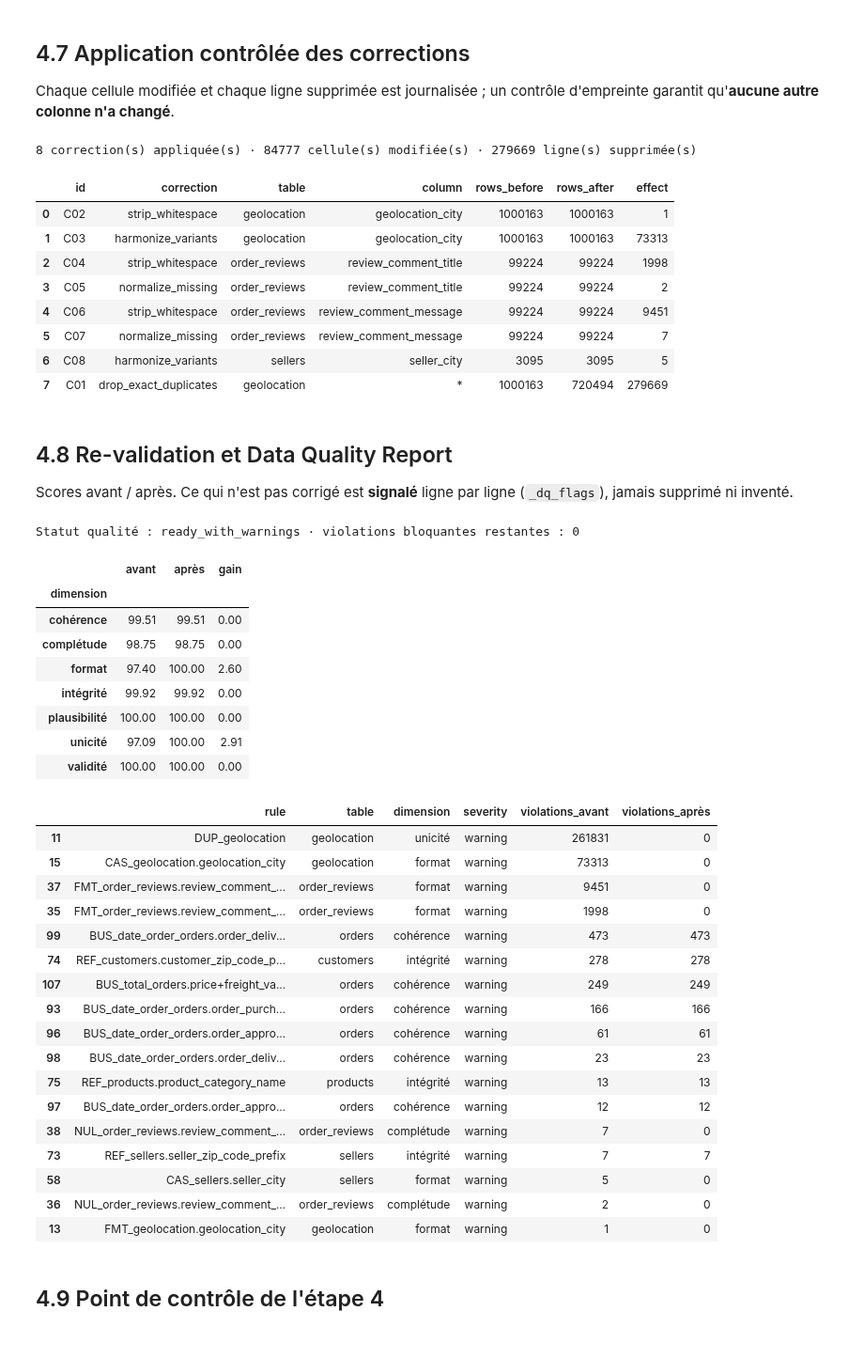
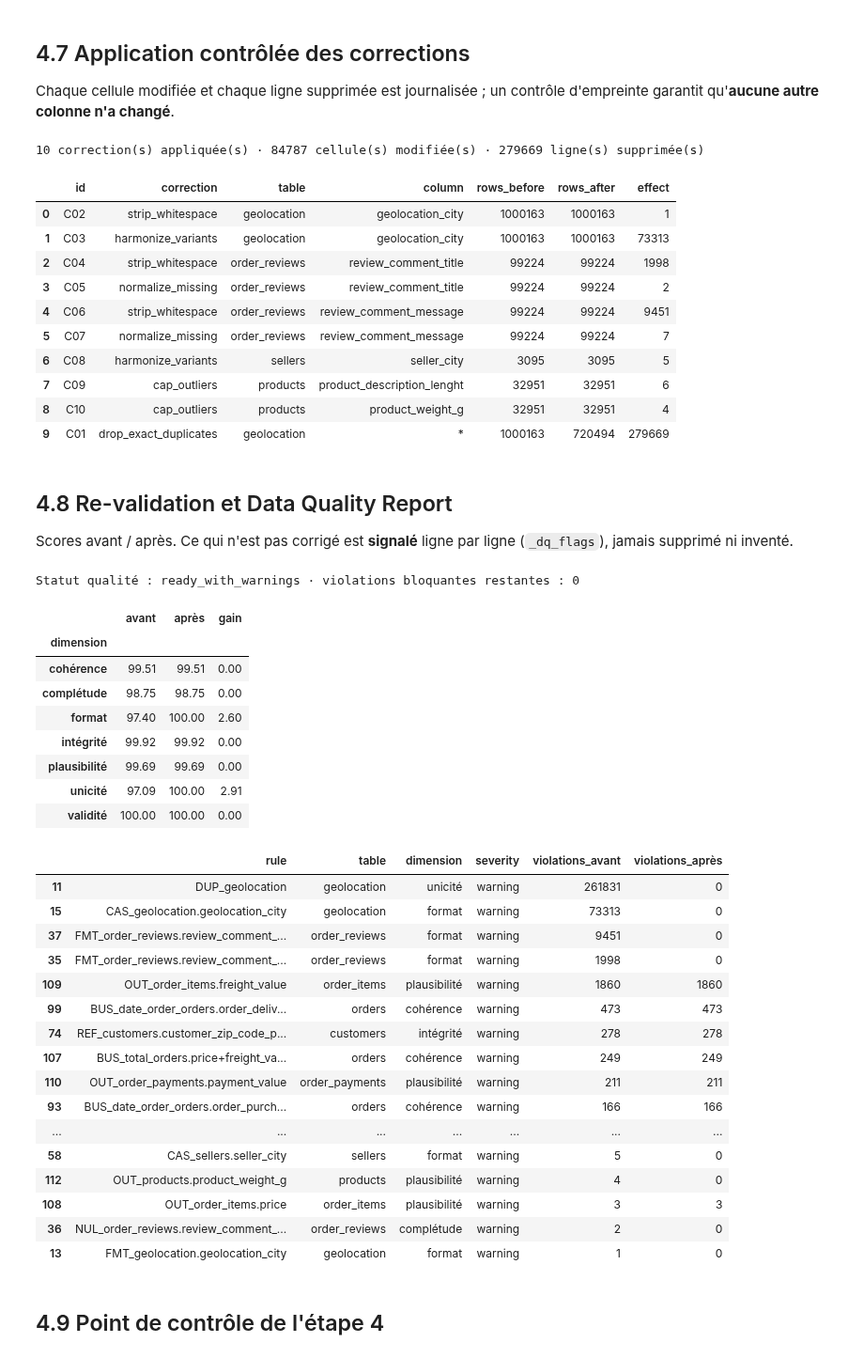
Before and after one commit to molkajerbi/BIFlow-Nexora-team, a Jupyter notebook: notebooks/data-preparation-agent.ipynb, the cells around one changed output. Shown at 94% size. Saved outputs shown, nothing was run; the diff lists cells and outputs as text; code cells hidden in the pictures.

```diff
--- a/notebooks/data-preparation-agent.ipynb
+++ b/notebooks/data-preparation-agent.ipynb
@@ -1672,12 +1579,9 @@ def understand_domain(retries: int = 1) -> tuple[str | None, dict, list, list]:
     return None, {}, [], []
 
 
-if OVERRIDES.get("domain"):                         # le domaine donné par un humain est prioritaire
-    domain_source, descriptions, accepted, rejected = "humain", {}, [], []
-else:
-    found, descriptions, accepted, rejected = understand_domain()
-    domain_source = "LLM" if found else "par défaut"
-    DOMAIN = found or DOMAIN
+found, descriptions, accepted, rejected = understand_domain(retries=2)
+domain_source = "LLM" if found else "par défaut"
+DOMAIN = found or DOMAIN
 for c in accepted:                                  # corrections validées : appliquées et tracées
     if c["action"] == "drop_relationship":
         RELATIONSHIPS = [r for r in RELATIONSHIPS if f"{r['child']}.{r['fk']}" != c["target"]]
@@ -2318,7 +2486,7 @@ def build_rules() -> list[Rule]:
                               + (f" et même {', '.join(context)}" if context else "") + ", identifiant différent",
                               lambda S, t=t, i=identifying, c=context: near_duplicate_mask(S[t], i, c)))
     # --- Règles métier APPRISES des données (dans une table, puis entre tables) ---
-    return rules + learned_business_rules() + learned_cross_table_rules()
+    return rules + learned_business_rules() + learned_cross_table_rules() + missing_and_outlier_rules()
 
 
 def normalized(s: pd.Series) -> pd.Series:
@@ -2518,13 +2685,17 @@ _, current = run_rules(SILVER, RULES)
 assert not any("_dq_flags" in df for df in SILVER.values()) and current["violations"].tolist() == RULES_BEFORE["violations"].tolist(), \
     "SILVER a déjà été modifié par une exécution précédente : relancez l'étape 4 depuis la cellule 4.1."
 
-# Catalogue FERMÉ de corrections génériques, toutes sans perte d'information
+# Catalogue FERMÉ de corrections génériques : la valeur d'origine est toujours conservée dans le journal
 CORRECTIONS = {
     "strip_whitespace":     ("FMT_", "retire les espaces en début et fin de valeur"),
     "normalize_missing":    ("NUL_", "remplace une valeur vide déguisée (NA, null, -…) par une vraie valeur manquante"),
     "harmonize_variants":   ("CAS_", "unifie les variantes d'écriture d'une même catégorie (casse, accents, espaces) ; "
                                      "les lignes devenues identiques sont ensuite supprimées par le dédoublonnage"),
     "drop_exact_duplicates": ("DUP_", "supprime les lignes copiées à l'identique"),
+    "replace_impossible":   ("BUS_non_negative_", "remplace une valeur négative impossible par la médiane des lignes semblables"),
+    "cap_outliers":         ("OUT_", "ramène une valeur extrême à la limite haute ou basse de sa colonne (valeur d'origine journalisée)"),
+    "impute_missing":       ("MIS_", "remplit une valeur manquante : médiane des lignes semblables (mesure), catégorie "
+                                     "déduite des autres colonnes, ou « Non renseigné » (valeur estimée marquée)"),
 }
 
 
@@ -2535,6 +2706,10 @@ def transform(correction: str, df: pd.DataFrame, table: str, column: str) -> tup
     if correction == "drop_exact_duplicates":
         removed = df.duplicated(subset=list(DATA_CONTRACT[table]["columns"]), keep="first")
         return df.loc[~removed], none, removed
+    if correction in ESTIMATING:                        # valeurs manquantes, impossibles, extrêmes (4.1 bis)
+        new, changed = treat_values(correction, df, table, column)
+        df[column] = new
+        return df, changed, none
     old = df[column]
     if correction == "strip_whitespace":
         new = old.str.strip().replace("", pd.NA)
@@ -2567,13 +2742,13 @@ def build_candidates() -> list[dict]:
     """Corrections possibles, déduites des règles en violation (le code ne propose que ce que le catalogue sait faire)."""
     cands = []
     for r in RULES_BEFORE.query("violations > 0").itertuples():
-        prefix = r.rule[:4]
-        correction = next((k for k, (p, _) in CORRECTIONS.items() if p == prefix), None)
-        if prefix == "UNQ_" and exact_duplicates_explain(r.table):
+        correction = next((k for k, (p, _) in CORRECTIONS.items() if r.rule.startswith(p)), None)
+        if r.rule.startswith("UNQ_") and exact_duplicates_explain(r.table):
             correction = "drop_exact_duplicates"          # grain cassé uniquement par des copies exactes
         if correction is None:
             continue
-        table, column = (r.table, "*") if correction == "drop_exact_duplicates" else r.rule[4:].split(".", 1)
+        table, column = (r.table, "*") if correction == "drop_exact_duplicates" \
+            else r.rule[len(CORRECTIONS[correction][0]):].split(".", 1)
         adv = profiler_advice(table, column)
         cands.append({"id": f"K{len(cands) + 1}", "correction": correction, "table": table, "column": column,
                       "rule": r.rule, "violations": r.violations, "profiler_findings": adv[0],
@@ -2582,9 +2757,10 @@ def build_candidates() -> list[dict]:
 
 
 def rules_touching(table: str) -> list[Rule]:
-    """Règles dont le résultat peut changer si cette table change (règles de la table + intégrité vers elle)."""
+    """Règles dont le résultat peut changer si cette table change : règles de la table, intégrité vers elle,
+    et totaux entre tables (modifier un montant peut casser « montant de la vente = somme des paiements »)."""
     parents = {f"REF_{r['child']}.{r['fk']}" for r in RELATIONSHIPS if r["parent"] == table}
-    return [r for r in RULES if r.table == table or r.id in parents]
+    return [r for r in RULES if r.table == table or r.id in parents or r.id.startswith("BUS_total_")]
 
 
 def simulate_correction(c: dict) -> dict:
@@ -2605,9 +2781,16 @@ def simulate_correction(c: dict) -> dict:
     # Unifier des valeurs peut rendre des lignes identiques : ces copies exactes seront supprimées (sans perte)
     # par le dédoublonnage, appliqué APRÈS les corrections de valeurs. Ce n'est donc pas un effet négatif.
     revealed = delta["rule"].eq(f"DUP_{t}") & (delta["violations_après"] > delta["violations_avant"])
+    if c["correction"] == "impute_missing":            # une catégorie estimée peut RÉVÉLER une valeur extrême,
+        revealed |= delta["rule"].str.startswith(f"OUT_{t}.") & (delta["violations_après"] > delta["violations_avant"])
+        # elle sera plafonnée ensuite (les extrêmes sont traités après les manques)
+    elif c["correction"] in {"strip_whitespace", "normalize_missing"}:   # un texte fait d'espaces devient un vrai vide :
+        revealed |= delta["rule"].eq(f"MIS_{t}.{col}") & (delta["violations_après"] > delta["violations_avant"])
+        # ce n'est pas un problème créé : il sera rempli ensuite (les manques sont traités après les formats)
     dup_revealed = int((delta.loc[revealed, "violations_après"] - delta.loc[revealed, "violations_avant"]).sum())
     worse = delta[~revealed]
     return {"cells_changed": int(changed.sum()), "rows_removed": int(removed.sum()), "rows_added": 0,
+            "estimated_values": c["correction"] in ESTIMATING,
             "duplicates_revealed": dup_revealed,
             "rows_removed_pct": round(100 * float(removed.mean()), 2) if len(removed) else 0.0,
             "impact": CORRECTIONS[c["correction"]][1], "information_loss": False, "examples": examples,
@@ -2950,9 +3030,13 @@ def apply_correction(cid: str, correction: str, table: str, column: str) -> dict
     return result
 
 
+APPLY_ORDER = {"replace_impossible": 1, "impute_missing": 2, "cap_outliers": 3, "drop_exact_duplicates": 4}
+
+
 def plan_in_order():
-    """Corrections de valeurs d'abord, dédoublonnage en dernier (il retire aussi les copies révélées par l'harmonisation)."""
-    return sorted(CLEANING_PLAN.itertuples(), key=lambda p: (p.correction == "drop_exact_duplicates", p.id))
+    """Formats d'abord, puis valeurs impossibles, valeurs manquantes, valeurs extrêmes (calculées sur des données
+    complètes), et dédoublonnage en dernier (il retire aussi les copies révélées par les corrections précédentes)."""
+    return sorted(CLEANING_PLAN.itertuples(), key=lambda p: (APPLY_ORDER.get(p.correction, 0), p.id))
 
 
 EXECUTION = pd.DataFrame([apply_correction(p.id, p.correction, p.table, p.colonne)
@@ -2964,7 +3048,7 @@ print(f"{len(EXECUTION)} correction(s) appliquée(s) · {len(CHANGES)} cellule(s
       f"{len(ROW_CHANGES)} ligne(s) supprimée(s)")
 EXECUTION
 # %% [output]
-8 correction(s) appliquée(s) · 84777 cellule(s) modifiée(s) · 279669 ligne(s) supprimée(s)
+10 correction(s) appliquée(s) · 84787 cellule(s) modifiée(s) · 279669 ligne(s) supprimée(s)
 |  | id | correction | table | column | rows_before | rows_after | effect |
 | 0 | C02 | strip_whitespace | geolocation | geolocation_city | 1000163 | 1000163 | 1 |
 | 1 | C03 | harmonize_variants | geolocation | geolocation_city | 1000163 | 1000163 | 73313 |
@@ -2973,7 +3057,9 @@ EXECUTION
 | 4 | C06 | strip_whitespace | order_reviews | review_comment_message | 99224 | 99224 | 9451 |
 | 5 | C07 | normalize_missing | order_reviews | review_comment_message | 99224 | 99224 | 7 |
 | 6 | C08 | harmonize_variants | sellers | seller_city | 3095 | 3095 | 5 |
-| 7 | C01 | drop_exact_duplicates | geolocation | * | 1000163 | 720494 | 279669 |
+| 7 | C09 | cap_outliers | products | product_description_lenght | 32951 | 32951 | 6 |
+| 8 | C10 | cap_outliers | products | product_weight_g | 32951 | 32951 | 4 |
+| 9 | C01 | drop_exact_duplicates | geolocation | * | 1000163 | 720494 | 279669 |
 # %% [markdown]
 ## 4.8 Re-validation et Data Quality Report
 Scores avant / après. Ce qui n'est pas corrigé est **signalé** ligne par ligne (`_dq_flags`), jamais supprimé ni inventé.
@@ -2986,6 +3072,7 @@ flags = ISSUES_AFTER.groupby(["table", "_source_row_id"])["rule"].agg(lambda r:
 for t in SILVER:
     table_flags = flags.xs(t, level="table") if t in flags.index.get_level_values("table") else pd.Series(dtype="string")
     SILVER[t]["_dq_flags"] = SILVER[t]["_source_row_id"].map(table_flags).astype("string")
+mark_estimated_values()                                  # lignes dont une valeur a été estimée (4.1 bis)
 
 comparison = pd.DataFrame({"avant": SCORES_BEFORE, "après": SCORES_AFTER})
 comparison["gain"] = (comparison["après"] - comparison["avant"]).round(2)
@@ -2998,45 +3085,44 @@ STATUS = "blocked" if blocking_left else ("ready_with_warnings" if RULES_AFTER["
 
 dq_dir = RUN_DIR / "quality"
 dq_dir.mkdir(exist_ok=True)
 for name, frame in {"type_report": TYPE_REPORT, "type_failures": TYPE_FAILURES, "rules_before": RULES_BEFORE,
                     "rules_after": RULES_AFTER, "issues_after": ISSUES_AFTER, "cleaning_plan": CLEANING_PLAN,
                     "other_treatments": OTHER_TREATMENTS, "cell_changes": CHANGES, "row_changes": ROW_CHANGES,
                     "dq_scores": comparison}.items():
     frame.to_csv(dq_dir / f"{name}.csv", index=name == "dq_scores")
 
 AUDIT.log("quality_agent", "quality_completed",
           {"status": STATUS, "blocking_left": blocking_left, "scores_before": SCORES_BEFORE.to_dict(),
            "scores_after": SCORES_AFTER.to_dict(), "cells_changed": len(CHANGES), "rows_changed": len(ROW_CHANGES)})
 print(f"Statut qualité : {STATUS} · violations bloquantes restantes : {blocking_left}")
 display(comparison)
 rules_cmp.sort_values("violations_avant", ascending=False)
 # %% [output]
 Statut qualité : ready_with_warnings · violations bloquantes restantes : 0
 |  | avant | après | gain |
 | dimension |  |  |  |
 | cohérence | 99.51 | 99.51 | 0.00 |
 | complétude | 98.75 | 98.75 | 0.00 |
 | format | 97.40 | 100.00 | 2.60 |
 | intégrité | 99.92 | 99.92 | 0.00 |
-| plausibilité | 100.00 | 100.00 | 0.00 |
+| plausibilité | 99.69 | 99.69 | 0.00 |
 | unicité | 97.09 | 100.00 | 2.91 |
 | validité | 100.00 | 100.00 | 0.00 |
 |  | rule | table | dimension | severity | violations_avant | violations_après |
 | 11 | DUP_geolocation | geolocation | unicité | warning | 261831 | 0 |
 | 15 | CAS_geolocation.geolocation_city | geolocation | format | warning | 73313 | 0 |
 | 37 | FMT_order_reviews.review_comment_... | order_reviews | format | warning | 9451 | 0 |
 | 35 | FMT_order_reviews.review_comment_... | order_reviews | format | warning | 1998 | 0 |
+| 109 | OUT_order_items.freight_value | order_items | plausibilité | warning | 1860 | 1860 |
 | 99 | BUS_date_order_orders.order_deliv... | orders | cohérence | warning | 473 | 473 |
 | 74 | REF_customers.customer_zip_code_p... | customers | intégrité | warning | 278 | 278 |
 | 107 | BUS_total_orders.price+freight_va... | orders | cohérence | warning | 249 | 249 |
+| 110 | OUT_order_payments.payment_value | order_payments | plausibilité | warning | 211 | 211 |
 | 93 | BUS_date_order_orders.order_purch... | orders | cohérence | warning | 166 | 166 |
-| 96 | BUS_date_order_orders.order_appro... | orders | cohérence | warning | 61 | 61 |
-| 98 | BUS_date_order_orders.order_deliv... | orders | cohérence | warning | 23 | 23 |
-| 75 | REF_products.product_category_name | products | intégrité | warning | 13 | 13 |
-| 97 | BUS_date_order_orders.order_appro... | orders | cohérence | warning | 12 | 12 |
-| 38 | NUL_order_reviews.review_comment_... | order_reviews | complétude | warning | 7 | 0 |
-| 73 | REF_sellers.seller_zip_code_prefix | sellers | intégrité | warning | 7 | 7 |
+| ... | ... | ... | ... | ... | ... | ... |
 | 58 | CAS_sellers.seller_city | sellers | format | warning | 5 | 0 |
+| 112 | OUT_products.product_weight_g | products | plausibilité | warning | 4 | 0 |
+| 108 | OUT_order_items.price | order_items | plausibilité | warning | 3 | 3 |
 | 36 | NUL_order_reviews.review_comment_... | order_reviews | complétude | warning | 2 | 0 |
 | 13 | FMT_geolocation.geolocation_city | geolocation | format | warning | 1 | 0 |
 # %% [markdown]
```
Also changed, not shown: parts of 37 cells of this notebook, 37 other files.
